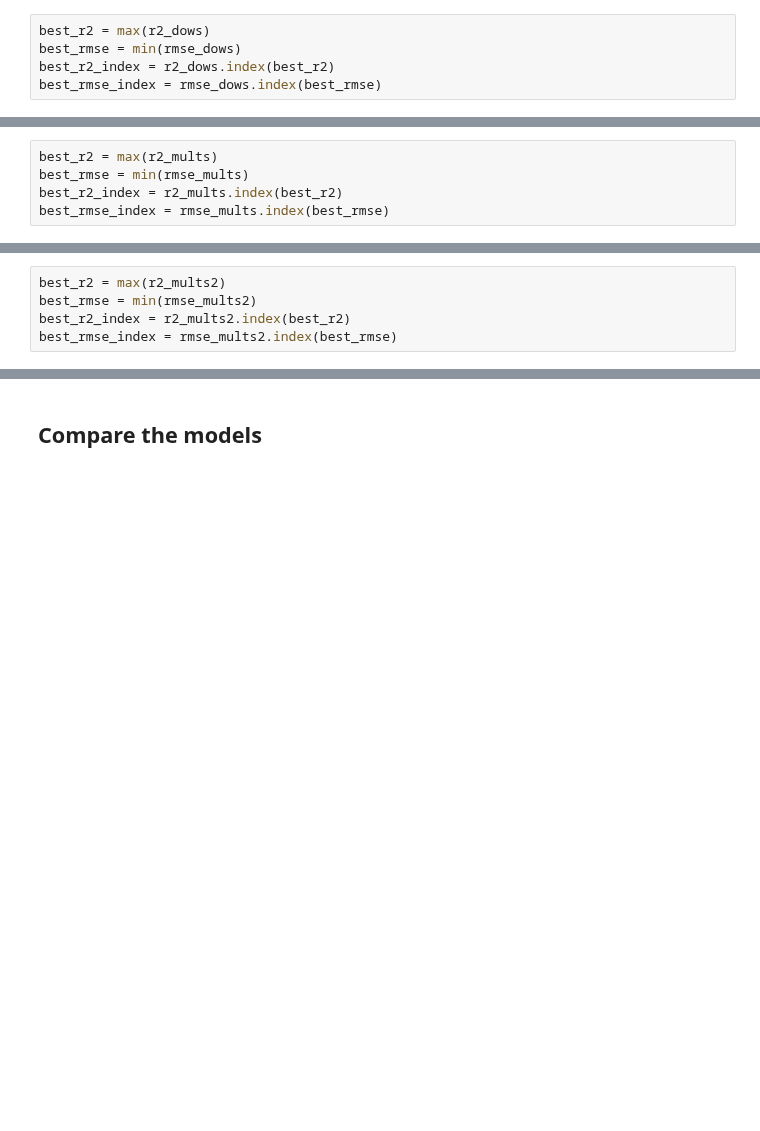
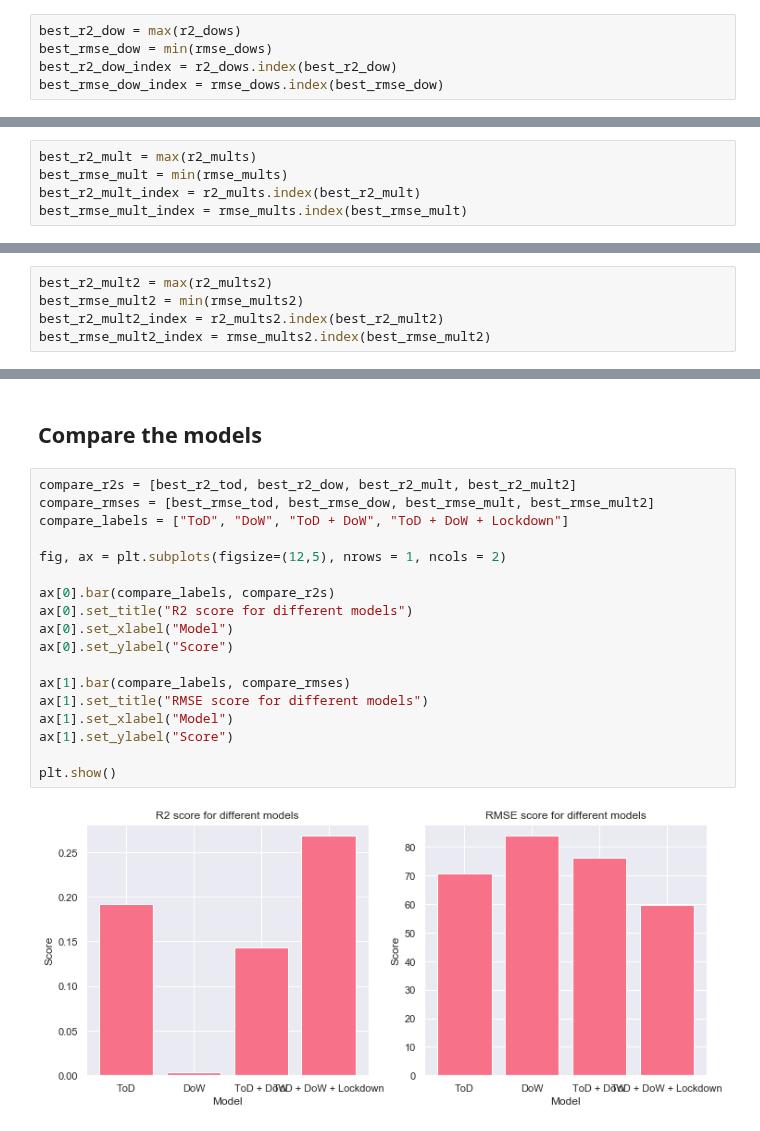
Before and after one commit to serenelc/individual-project-beng, a Jupyter notebook: regression-model.ipynb, the cells around one changed output, grey strips where cells are left out. Cells and saved outputs as stored; diff of their text form; blank space fills up the shorter version.

```diff
--- a/regression-model.ipynb
+++ b/regression-model.ipynb
@@ -656,10 +656,10 @@ plt.show()
 # %% [output]
 [figure]
 # %%
-best_r2 = max(r2_dows)
-best_rmse = min(rmse_dows)
-best_r2_index = r2_dows.index(best_r2)
-best_rmse_index = rmse_dows.index(best_rmse)
+best_r2_dow = max(r2_dows)
+best_rmse_dow = min(rmse_dows)
+best_r2_dow_index = r2_dows.index(best_r2_dow)
+best_rmse_dow_index = rmse_dows.index(best_rmse_dow)
 # %%
 import operator
 
@@ -818,9 +818,9 @@ plt.show()
 # %% [output]
 [figure]
 # %%
-best_r2 = max(r2_mults)
-best_rmse = min(rmse_mults)
-best_r2_index = r2_mults.index(best_r2)
-best_rmse_index = rmse_mults.index(best_rmse)
+best_r2_mult = max(r2_mults)
+best_rmse_mult = min(rmse_mults)
+best_r2_mult_index = r2_mults.index(best_r2_mult)
+best_rmse_mult_index = rmse_mults.index(best_rmse_mult)
 # %%
 fig, ax = plt.subplots()
@@ -949,9 +949,9 @@ plt.show()
 # %% [output]
 [figure]
 # %%
-best_r2 = max(r2_mults2)
-best_rmse = min(rmse_mults2)
-best_r2_index = r2_mults2.index(best_r2)
-best_rmse_index = rmse_mults2.index(best_rmse)
+best_r2_mult2 = max(r2_mults2)
+best_rmse_mult2 = min(rmse_mults2)
+best_r2_mult2_index = r2_mults2.index(best_r2_mult2)
+best_rmse_mult2_index = rmse_mults2.index(best_rmse_mult2)
 # %%
 fig, ax = plt.subplots()
@@ -965,3 +965,23 @@ plt.show()
 [figure]
 # %% [markdown]
 ## Compare the models
+# %%
+compare_r2s = [best_r2_tod, best_r2_dow, best_r2_mult, best_r2_mult2]
+compare_rmses = [best_rmse_tod, best_rmse_dow, best_rmse_mult, best_rmse_mult2]
+compare_labels = ["ToD", "DoW", "ToD + DoW", "ToD + DoW + Lockdown"]
+
+fig, ax = plt.subplots(figsize=(12,5), nrows = 1, ncols = 2)
+
+ax[0].bar(compare_labels, compare_r2s)
+ax[0].set_title("R2 score for different models")
+ax[0].set_xlabel("Model")
+ax[0].set_ylabel("Score")
+
+ax[1].bar(compare_labels, compare_rmses)
+ax[1].set_title("RMSE score for different models")
+ax[1].set_xlabel("Model")
+ax[1].set_ylabel("Score")
+
+plt.show()
+# %% [output]
+[figure, added]
```
Also changed, not shown: parts of 5 cells of this notebook, 38 other files.
